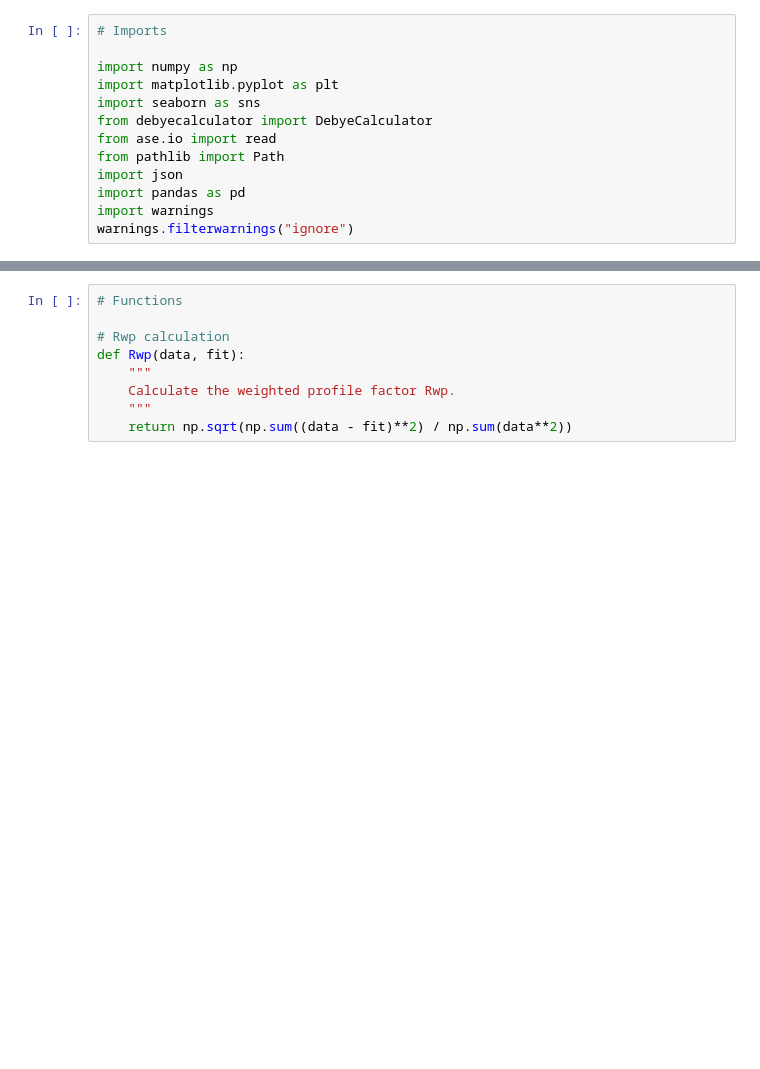
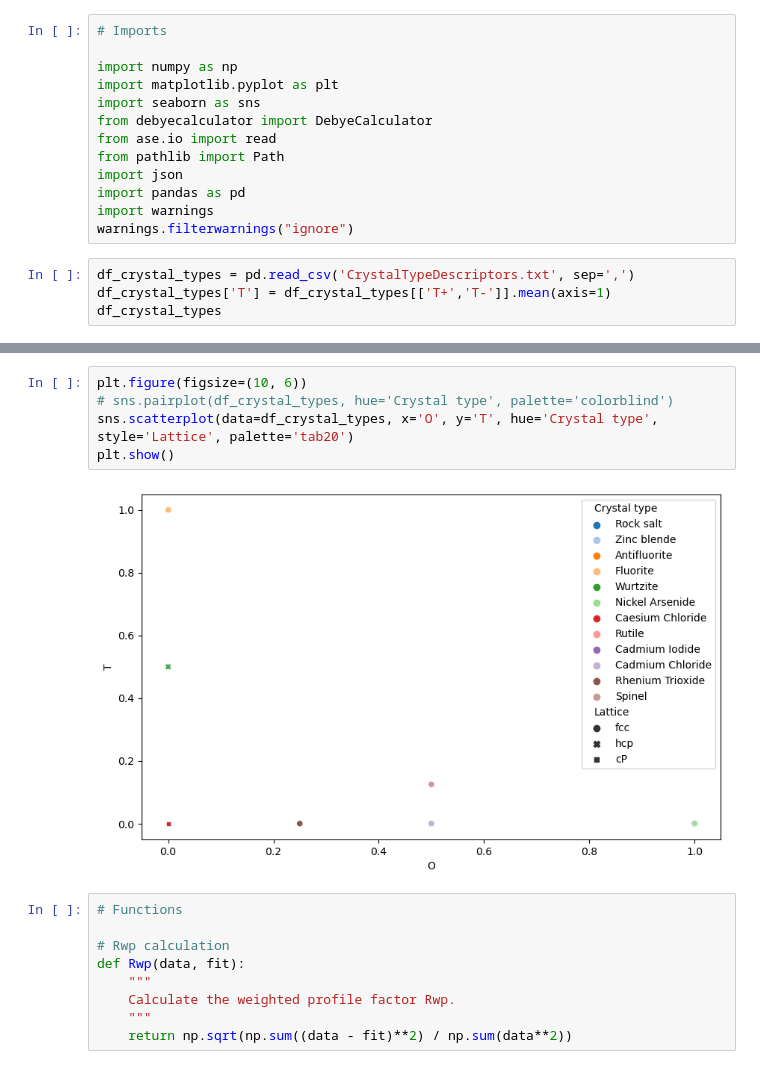
Before and after one commit to UlrikFriisJensen/ToSCA, a Jupyter notebook: pdf_loss.ipynb, the cells around one changed output, grey strips where cells are left out. Drawn from its saved outputs; the diff is of its cells as text; blank space fills up the shorter version.

```diff
--- a/pdf_loss.ipynb
+++ b/pdf_loss.ipynb
@@ -11,3 +11,7 @@ import json
 import pandas as pd
 import warnings
 warnings.filterwarnings("ignore")
+# %%
+df_crystal_types = pd.read_csv('CrystalTypeDescriptors.txt', sep=',')
+df_crystal_types['T'] = df_crystal_types[['T+','T-']].mean(axis=1)
+df_crystal_types
@@ -14,3 +32,10 @@ warnings.filterwarnings("ignore")
+# %%
+plt.figure(figsize=(10, 6))
+# sns.pairplot(df_crystal_types, hue='Crystal type', palette='colorblind')
+sns.scatterplot(data=df_crystal_types, x='O', y='T', hue='Crystal type', style='Lattice', palette='tab20')
+plt.show()
+# %% [output]
+[figure, added]
 # %%
 # Functions
 
```
Also changed, not shown: parts of 1 cell of this notebook, 2 other files.
